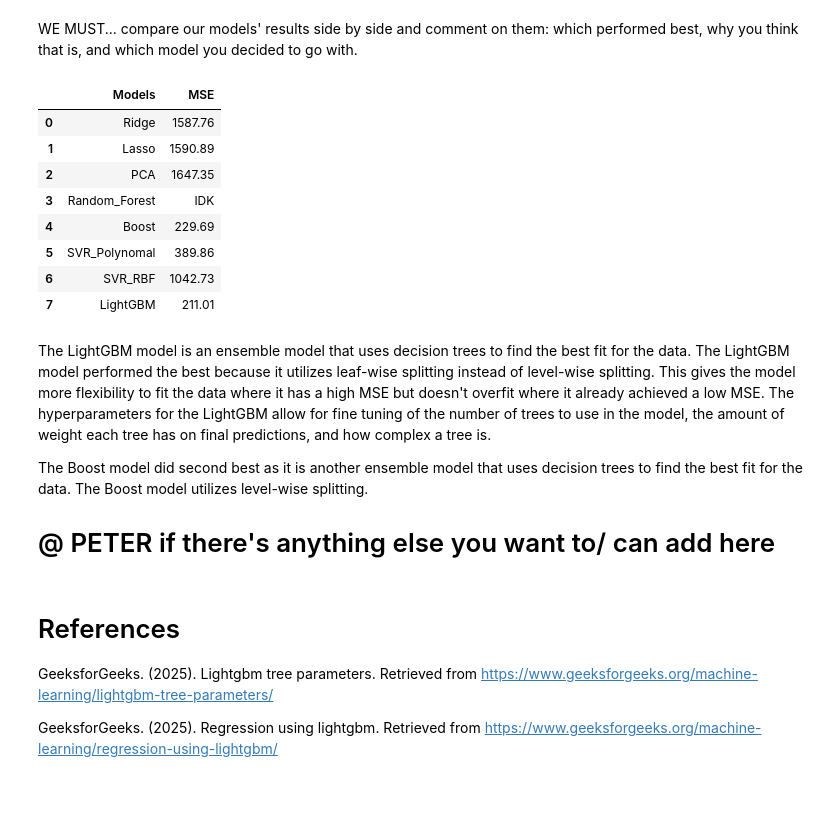
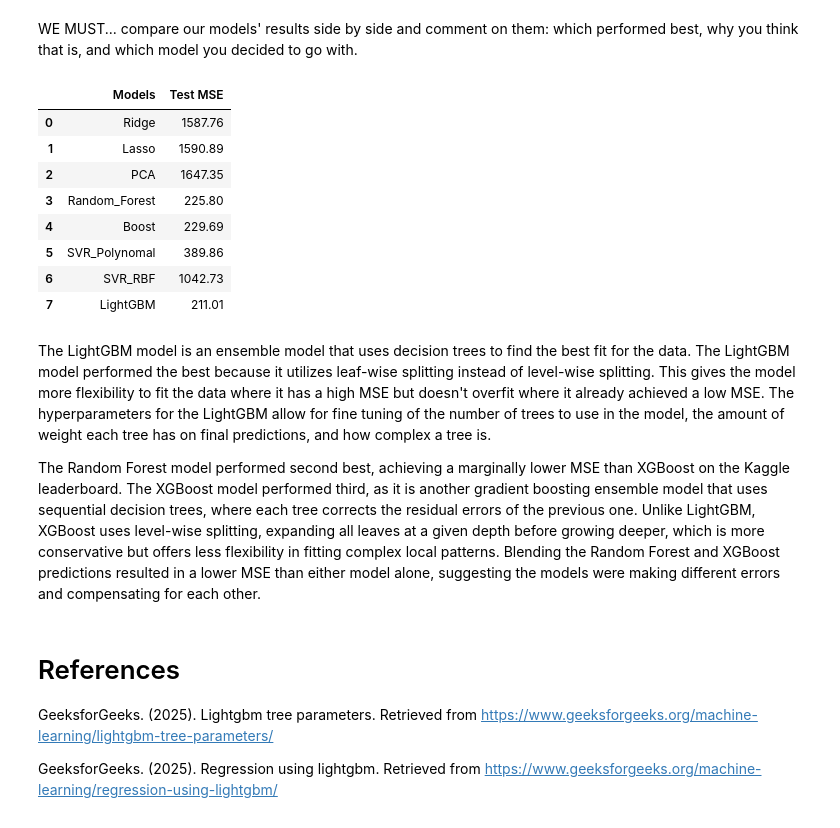
Before and after one commit to petervitale910/kaggle_competition, a Jupyter notebook: all_models.ipynb, the cells around one changed output. Drawn from its saved outputs; the diff is of its cells as text; code cells hidden in the pictures; blank space fills up the shorter version.

Commit message:
Add peter's parts to sections

```diff
--- a/all_models.ipynb
+++ b/all_models.ipynb
@@ -513,16 +528,16 @@ WE MUST...  compare our models' results side by side and comment on them: which
 # %%
 # Compare models and there MSE scores
 pd.DataFrame({
   'Models': ['Ridge', 'Lasso', 'PCA', 'Random_Forest', 'Boost', 'SVR_Polynomal', 'SVR_RBF', 'LightGBM'],
   'Test MSE' : [1587.76, 1590.89, # <- IDK WHICH NUMBER GOES TO LASSO VS RIDGE @ richie *********************************** RICHIE!
-           1647.35, 'IDK', 229.69, 389.86, 1042.73, 211.01],
+           1647.35, 225.80, 229.69, 389.86, 1042.73, 211.01],
 })
 # %% [output]
-|  | Models | MSE |
+|  | Models | Test MSE |
 | 0 | Ridge | 1587.76 |
 | 1 | Lasso | 1590.89 |
 | 2 | PCA | 1647.35 |
-| 3 | Random_Forest | IDK |
+| 3 | Random_Forest | 225.80 |
 | 4 | Boost | 229.69 |
 | 5 | SVR_Polynomal | 389.86 |
 | 6 | SVR_RBF | 1042.73 |
@@ -531,8 +546,7 @@ pd.DataFrame({
 
 The LightGBM model is an ensemble model that uses decision trees to find the best fit for the data. The LightGBM model performed the best because it utilizes leaf-wise splitting instead of level-wise splitting. This gives the model more flexibility to fit the data where it has a high MSE but doesn't overfit where it already achieved a low MSE. The hyperparameters for the LightGBM allow for fine tuning of the number of trees to use in the model, the amount of weight each tree has on final predictions, and how complex a tree is.
 
-The Boost model did second best as it is another ensemble model that uses decision trees to find the best fit for the data. The Boost model utilizes level-wise splitting.
-# @ PETER if there's anything else you want to/ can add here
+The Random Forest model performed second best, achieving a marginally lower MSE than XGBoost on the Kaggle leaderboard. The XGBoost model performed third, as it is another gradient boosting ensemble model that uses sequential decision trees, where each tree corrects the residual errors of the previous one. Unlike LightGBM, XGBoost uses level-wise splitting, expanding all leaves at a given depth before growing deeper, which is more conservative but offers less flexibility in fitting complex local patterns. Blending the Random Forest and XGBoost predictions resulted in a lower MSE than either model alone, suggesting the models were making different errors and compensating for each other.
 # %% [markdown]
 # References
 
```
Also changed, not shown: parts of 7 cells of this notebook.
